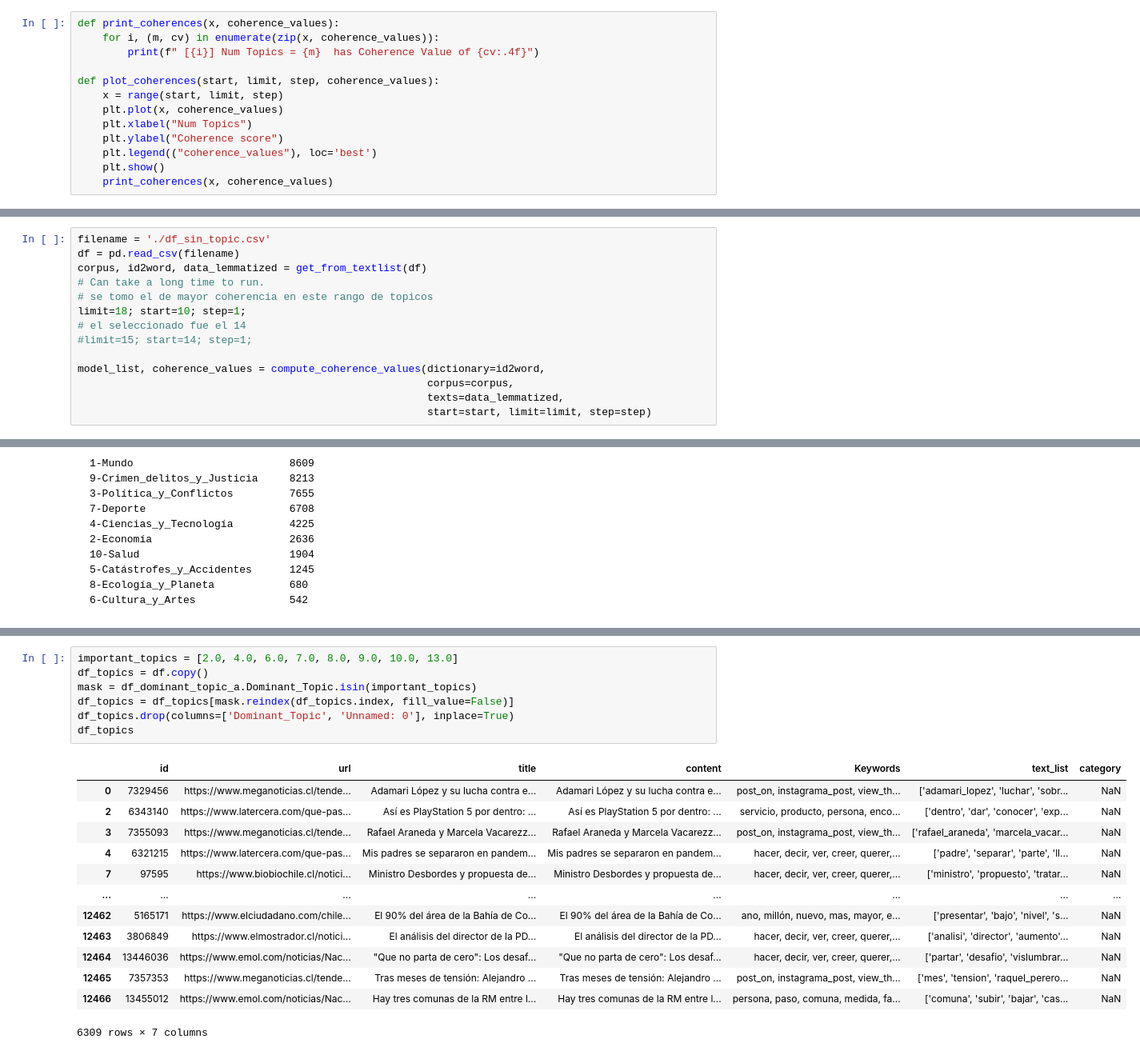
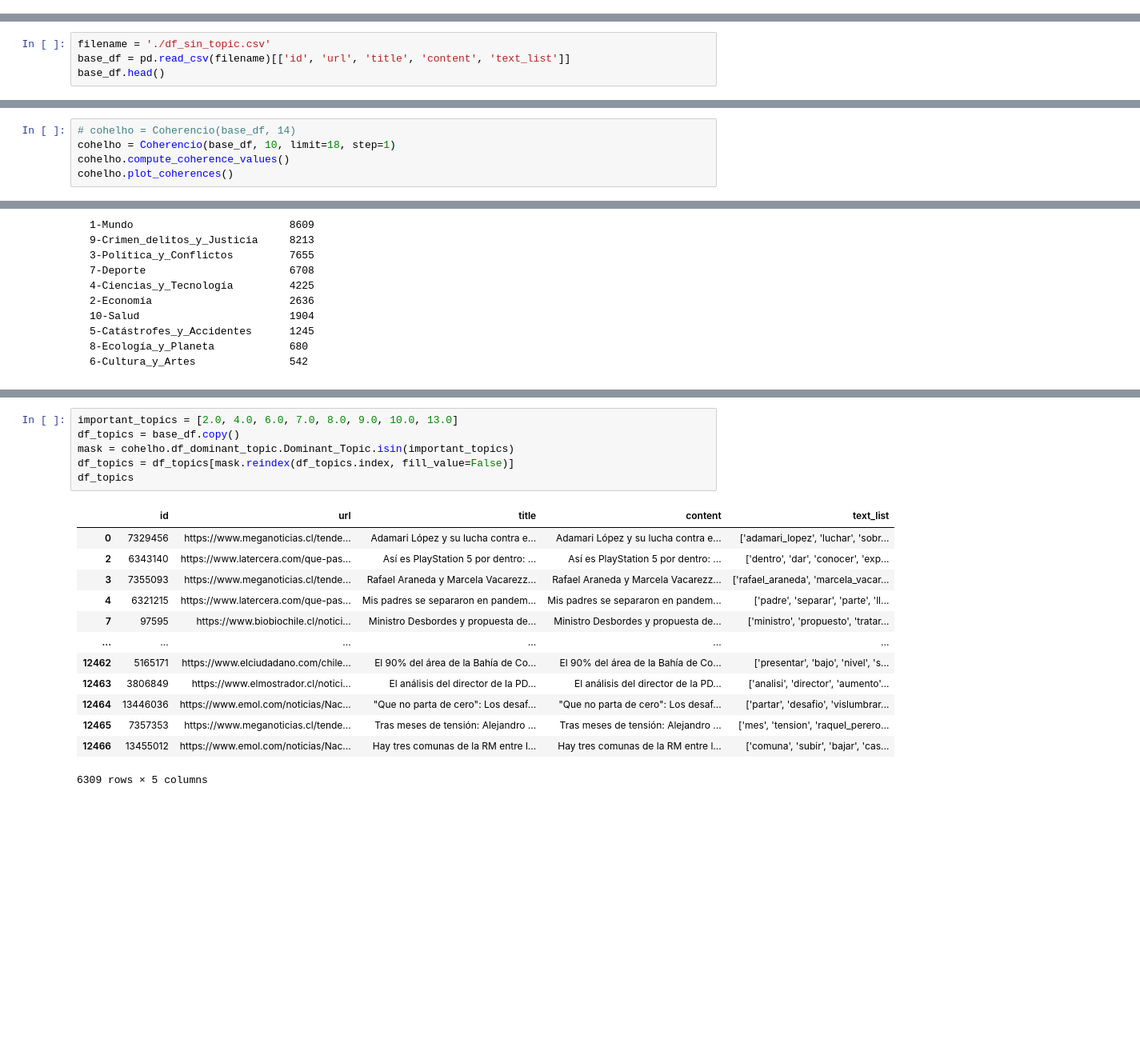
Before and after one commit to matiasbarram/INFO279-TAL-Proyecto, a Jupyter notebook: paso_2_re_extraccion_lda.ipynb, the cells around one changed output, grey strips where cells are left out. Shown at 80% size. Saved outputs shown, nothing was run; the diff lists cells and outputs as text; blank space fills up the shorter version.

Commit message:
limpiar paso 2

```diff
--- a/paso_2_re_extraccion_lda.ipynb
+++ b/paso_2_re_extraccion_lda.ipynb
@@ -126,13 +29,0 @@ def format_topics_documents(ldamodel, corpus, texts):
-# %%
-def print_coherences(x, coherence_values):
-    for i, (m, cv) in enumerate(zip(x, coherence_values)):
-        print(f" [{i}] Num Topics = {m}  has Coherence Value of {cv:.4f}")
-
-def plot_coherences(start, limit, step, coherence_values):
-    x = range(start, limit, step)
-    plt.plot(x, coherence_values)
-    plt.xlabel("Num Topics")
-    plt.ylabel("Coherence score")
-    plt.legend(("coherence_values"), loc='best')
-    plt.show()
-    print_coherences(x, coherence_values)
@@ -145,14 +29,0 @@ A diferencia de la etapa anterior, el número de noticias restantes es un poco m
-# %%
-filename = './df_sin_topic.csv'
-df = pd.read_csv(filename)
-corpus, id2word, data_lemmatized = get_from_textlist(df)
-# Can take a long time to run.
-# se tomo el de mayor coherencia en este rango de topicos
-limit=18; start=10; step=1;
-# el seleccionado fue el 14
-#limit=15; start=14; step=1;
-
-model_list, coherence_values = compute_coherence_values(dictionary=id2word,
-                                                        corpus=corpus,
-                                                        texts=data_lemmatized,
-                                                        start=start, limit=limit, step=step)
@@ -198,0 +160,4 @@ df_dominant_topic_a
+# %%
+filename = './df_sin_topic.csv'
+base_df = pd.read_csv(filename)[['id', 'url', 'title', 'content', 'text_list']]
+base_df.head()
@@ -198,0 +171,5 @@ df_dominant_topic_a
+# %%
+# cohelho = Coherencio(base_df, 14)
+cohelho = Coherencio(base_df, 10, limit=18, step=1)
+cohelho.compute_coherence_values()
+cohelho.plot_coherences()
@@ -238,23 +260,22 @@ get_df_keywords(optimal_model_a, optimal_ntopics_a)
 | 24 | mantener | apoderado | vida | desafio | vez | region | bolso | cerco | región | menos | encontrar | ... |
 # %%
 important_topics = [2.0, 4.0, 6.0, 7.0, 8.0, 9.0, 10.0, 13.0]
-df_topics = df.copy()
-mask = df_dominant_topic_a.Dominant_Topic.isin(important_topics)
+df_topics = base_df.copy()
+mask = cohelho.df_dominant_topic.Dominant_Topic.isin(important_topics)
 df_topics = df_topics[mask.reindex(df_topics.index, fill_value=False)]
-df_topics.drop(columns=['Dominant_Topic', 'Unnamed: 0'], inplace=True)
 df_topics
 # %% [output]
-|  | id | url | title | content | Keywords | text_list | category |
-| 0 | 7329456 | https://www.meganoticias.cl/tende... | Adamari López y su lucha contra e... | Adamari López y su lucha contra e... | post_on, instagrama_post, view_th... | ['adamari_lopez', 'luchar', 'sobr... | NaN |
-| 2 | 6343140 | https://www.latercera.com/que-pas... | Así es PlayStation 5 por dentro: ... | Así es PlayStation 5 por dentro: ... | servicio, producto, persona, enco... | ['dentro', 'dar', 'conocer', 'exp... | NaN |
-| 3 | 7355093 | https://www.meganoticias.cl/tende... | Rafael Araneda y Marcela Vacarezz... | Rafael Araneda y Marcela Vacarezz... | post_on, instagrama_post, view_th... | ['rafael_araneda', 'marcela_vacar... | NaN |
-| 4 | 6321215 | https://www.latercera.com/que-pas... | Mis padres se separaron en pandem... | Mis padres se separaron en pandem... | hacer, decir, ver, creer, querer,... | ['padre', 'separar', 'parte', 'll... | NaN |
-| 7 | 97595 | https://www.biobiochile.cl/notici... | Ministro Desbordes y propuesta de... | Ministro Desbordes y propuesta de... | hacer, decir, ver, creer, querer,... | ['ministro', 'propuesto', 'tratar... | NaN |
-| ... | ... | ... | ... | ... | ... | ... | ... |
-| 12462 | 5165171 | https://www.elciudadano.com/chile... | El 90% del área de la Bahía de Co... | El 90% del área de la Bahía de Co... | ano, millón, nuevo, mas, mayor, e... | ['presentar', 'bajo', 'nivel', 's... | NaN |
-| 12463 | 3806849 | https://www.elmostrador.cl/notici... | El análisis del director de la PD... | El análisis del director de la PD... | hacer, decir, ver, creer, querer,... | ['analisi', 'director', 'aumento'... | NaN |
-| 12464 | 13446036 | https://www.emol.com/noticias/Nac... | "Que no parta de cero": Los desaf... | "Que no parta de cero": Los desaf... | hacer, decir, ver, creer, querer,... | ['partar', 'desafio', 'vislumbrar... | NaN |
-| 12465 | 7357353 | https://www.meganoticias.cl/tende... | Tras meses de tensión: Alejandro ... | Tras meses de tensión: Alejandro ... | post_on, instagrama_post, view_th... | ['mes', 'tension', 'raquel_perero... | NaN |
-| 12466 | 13455012 | https://www.emol.com/noticias/Nac... | Hay tres comunas de la RM entre l... | Hay tres comunas de la RM entre l... | persona, paso, comuna, medida, fa... | ['comuna', 'subir', 'bajar', 'cas... | NaN |
+|  | id | url | title | content | text_list |
+| 0 | 7329456 | https://www.meganoticias.cl/tende... | Adamari López y su lucha contra e... | Adamari López y su lucha contra e... | ['adamari_lopez', 'luchar', 'sobr... |
+| 2 | 6343140 | https://www.latercera.com/que-pas... | Así es PlayStation 5 por dentro: ... | Así es PlayStation 5 por dentro: ... | ['dentro', 'dar', 'conocer', 'exp... |
+| 3 | 7355093 | https://www.meganoticias.cl/tende... | Rafael Araneda y Marcela Vacarezz... | Rafael Araneda y Marcela Vacarezz... | ['rafael_araneda', 'marcela_vacar... |
+| 4 | 6321215 | https://www.latercera.com/que-pas... | Mis padres se separaron en pandem... | Mis padres se separaron en pandem... | ['padre', 'separar', 'parte', 'll... |
+| 7 | 97595 | https://www.biobiochile.cl/notici... | Ministro Desbordes y propuesta de... | Ministro Desbordes y propuesta de... | ['ministro', 'propuesto', 'tratar... |
+| ... | ... | ... | ... | ... | ... |
+| 12462 | 5165171 | https://www.elciudadano.com/chile... | El 90% del área de la Bahía de Co... | El 90% del área de la Bahía de Co... | ['presentar', 'bajo', 'nivel', 's... |
+| 12463 | 3806849 | https://www.elmostrador.cl/notici... | El análisis del director de la PD... | El análisis del director de la PD... | ['analisi', 'director', 'aumento'... |
+| 12464 | 13446036 | https://www.emol.com/noticias/Nac... | "Que no parta de cero": Los desaf... | "Que no parta de cero": Los desaf... | ['partar', 'desafio', 'vislumbrar... |
+| 12465 | 7357353 | https://www.meganoticias.cl/tende... | Tras meses de tensión: Alejandro ... | Tras meses de tensión: Alejandro ... | ['mes', 'tension', 'raquel_perero... |
+| 12466 | 13455012 | https://www.emol.com/noticias/Nac... | Hay tres comunas de la RM entre l... | Hay tres comunas de la RM entre l... | ['comuna', 'subir', 'bajar', 'cas... |
-6309 rows × 7 columns
+6309 rows × 5 columns
 # %% [markdown]
```
Also changed, not shown: parts of 45 cells of this notebook, 6 other files.
